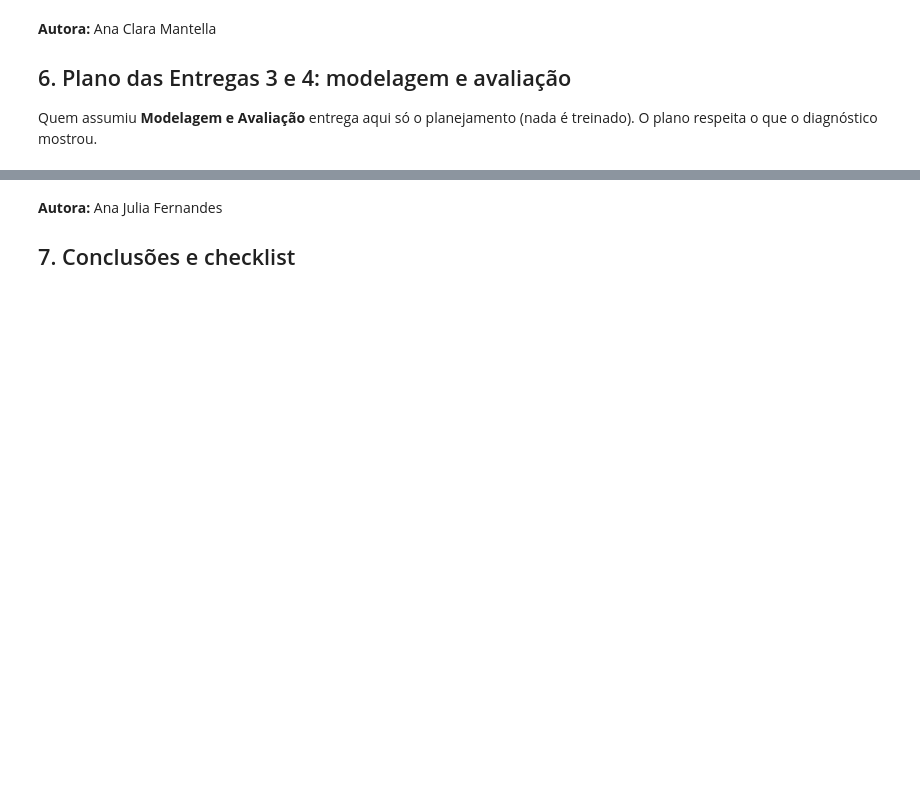
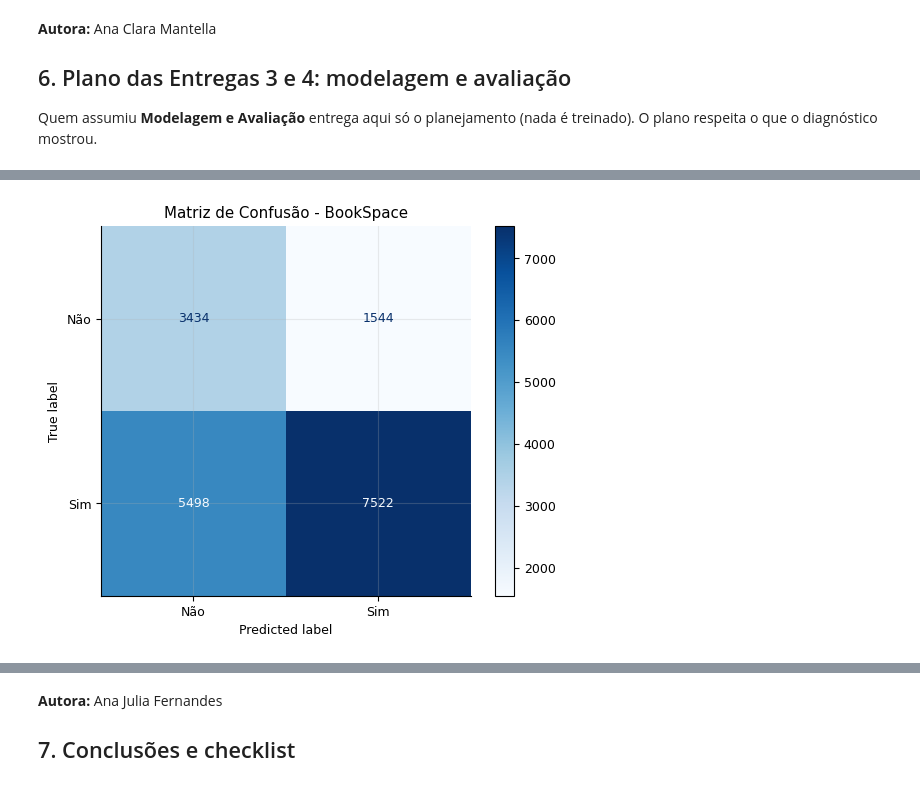
Before and after one commit to juuhjuw/BookSpace, a Jupyter notebook: data/notebooks/notebook.ipynb, the cells around one changed output, grey strips where cells are left out. Cells and saved outputs as stored; diff of their text form; code cells hidden in the pictures; blank space fills up the shorter version.

Commit message:
feat: implementa primeiro modelo de data science

```diff
--- a/data/notebooks/notebook.ipynb
+++ b/data/notebooks/notebook.ipynb
@@ -701,0 +1219,16 @@ print("\nCompatibilidade com o app (a validar com o time de desenvolvimento):");
+# %%
+from sklearn.dummy import DummyClassifier
+from sklearn.metrics import accuracy_score
+
+baseline_model = DummyClassifier(strategy="most_frequent")
+
+baseline_model.fit(X_treino, y_treino)
+
+pred_baseline = baseline_model.predict(X_teste)
+
+acuracia_baseline = accuracy_score(
+    y_teste,
+    pred_baseline
+)
+
+print("Acurácia do Baseline:", round(acuracia_baseline, 4))
@@ -701,0 +1272,14 @@ print("\nCompatibilidade com o app (a validar com o time de desenvolvimento):");
+# %%
+modelo = Pipeline([
+    ("preprocessamento", preprocessador),
+
+    ("classificador", LogisticRegression(
+        max_iter=1000,
+        class_weight="balanced",
+        random_state=42
+    ))
+])
+
+modelo.fit(X_treino, y_treino)
+
+print("Modelo treinado com sucesso!")
@@ -701,0 +1382,16 @@ print("\nCompatibilidade com o app (a validar com o time de desenvolvimento):");
+# %%
+from sklearn.metrics import confusion_matrix, ConfusionMatrixDisplay
+
+matriz = confusion_matrix(y_teste, previsoes)
+
+disp = ConfusionMatrixDisplay(
+    confusion_matrix=matriz,
+    display_labels=["Não", "Sim"]
+)
+
+disp.plot(cmap="Blues")
+
+plt.title("Matriz de Confusão - BookSpace")
+plt.show()
+# %% [output]
+[figure, added]
```
Also changed, not shown: parts of 55 cells of this notebook, 1 other file.
